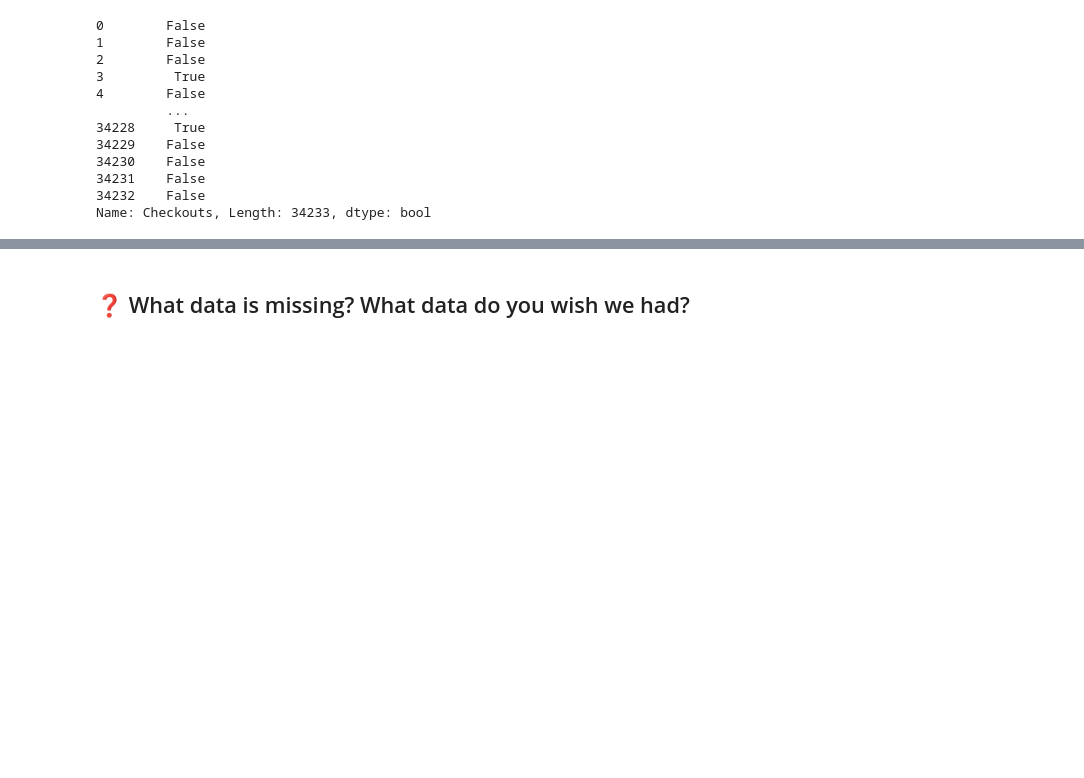
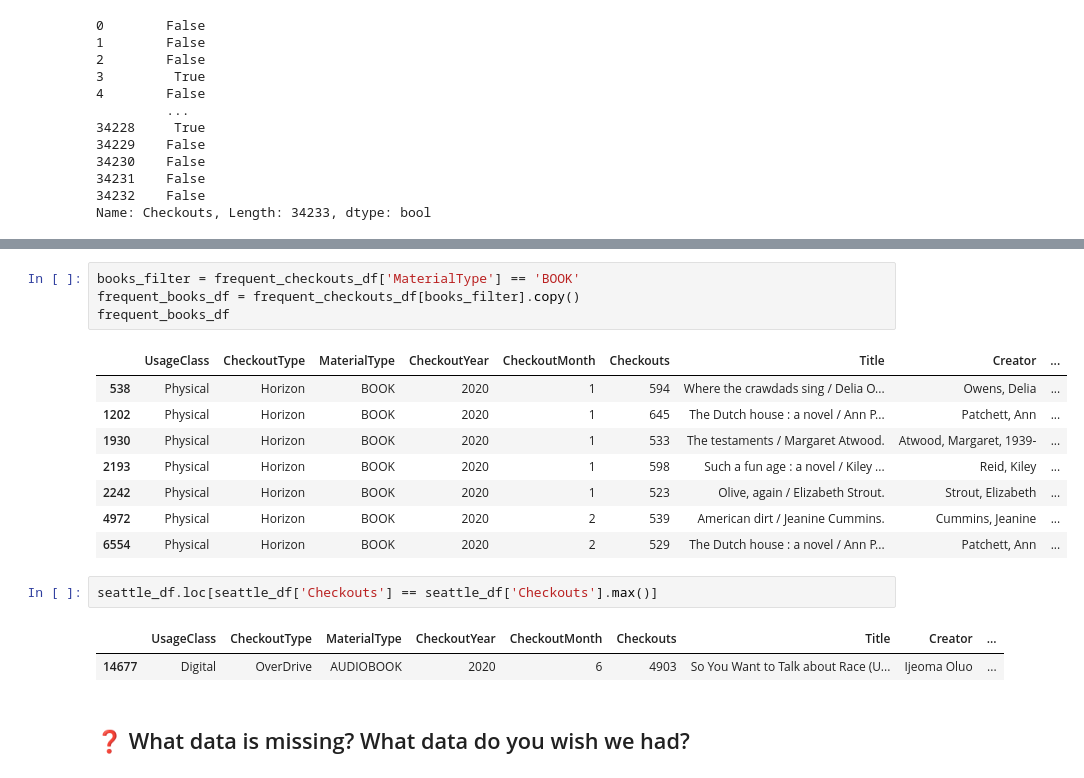
Before and after one commit to melaniewalsh/Data-Analysis-with-Pandas, a Jupyter notebook: 01-Data-Analysis-With-Pandas.ipynb, the cells around one changed output, grey strips where cells are left out. Saved outputs shown, nothing was run; the diff lists cells and outputs as text; blank space fills up the shorter version.

```diff
--- a/01-Data-Analysis-With-Pandas.ipynb
+++ b/01-Data-Analysis-With-Pandas.ipynb
@@ -171,3 +187,21 @@ seattle_df[seattle_df['Checkouts'] > 100]
+# %%
+books_filter = frequent_checkouts_df['MaterialType'] == 'BOOK'
+frequent_books_df = frequent_checkouts_df[books_filter].copy()
+frequent_books_df
+# %% [output]
+|  | UsageClass | CheckoutType | MaterialType | CheckoutYear | CheckoutMonth | Checkouts | Title | Creator | ... |
+| 538 | Physical | Horizon | BOOK | 2020 | 1 | 594 | Where the crawdads sing / Delia O... | Owens, Delia | ... |
+| 1202 | Physical | Horizon | BOOK | 2020 | 1 | 645 | The Dutch house : a novel / Ann P... | Patchett, Ann | ... |
+| 1930 | Physical | Horizon | BOOK | 2020 | 1 | 533 | The testaments / Margaret Atwood. | Atwood, Margaret, 1939- | ... |
+| 2193 | Physical | Horizon | BOOK | 2020 | 1 | 598 | Such a fun age : a novel / Kiley ... | Reid, Kiley | ... |
+| 2242 | Physical | Horizon | BOOK | 2020 | 1 | 523 | Olive, again / Elizabeth Strout. | Strout, Elizabeth | ... |
+| 4972 | Physical | Horizon | BOOK | 2020 | 2 | 539 | American dirt / Jeanine Cummins. | Cummins, Jeanine | ... |
+| 6554 | Physical | Horizon | BOOK | 2020 | 2 | 529 | The Dutch house : a novel / Ann P... | Patchett, Ann | ... |
+# %%
+seattle_df.loc[seattle_df['Checkouts'] == seattle_df['Checkouts'].max()]
+# %% [output]
+|  | UsageClass | CheckoutType | MaterialType | CheckoutYear | CheckoutMonth | Checkouts | Title | Creator | ... |
+| 14677 | Digital | OverDrive | AUDIOBOOK | 2020 | 6 | 4903 | So You Want to Talk about Race (U... | Ijeoma Oluo | ... |
 # %% [markdown]
 ## ❓  What data is missing? What data do you wish we had?
 # %% [markdown]
```
Also changed, not shown: parts of 16 cells of this notebook, 2 other files.
